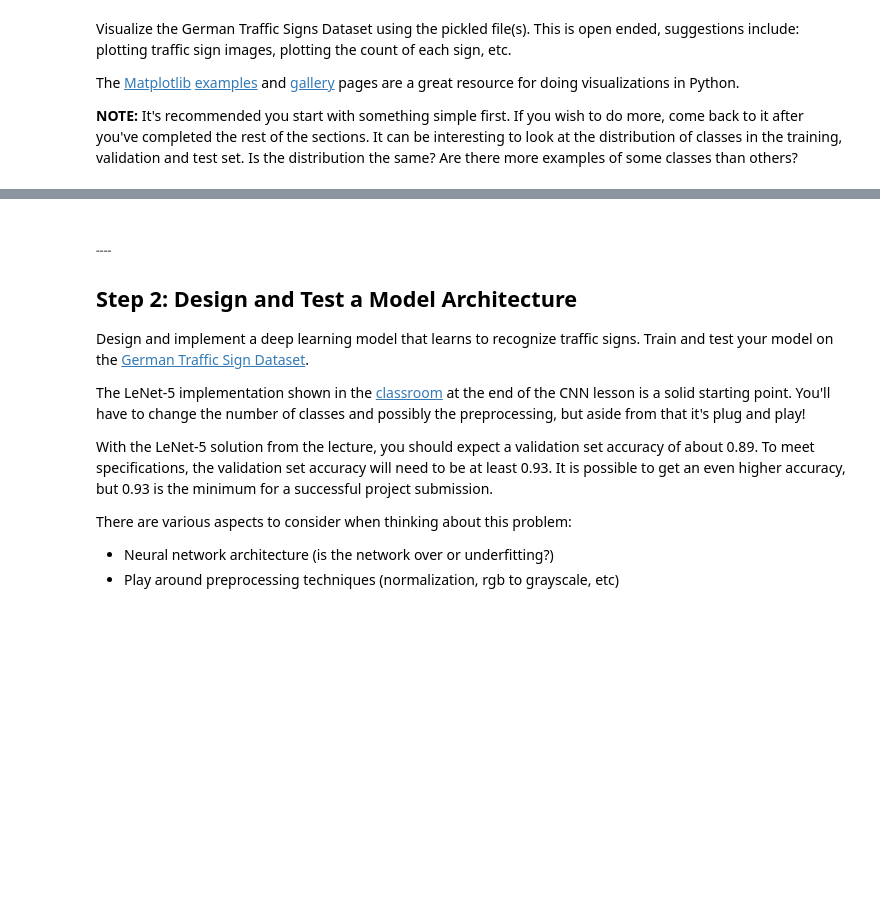
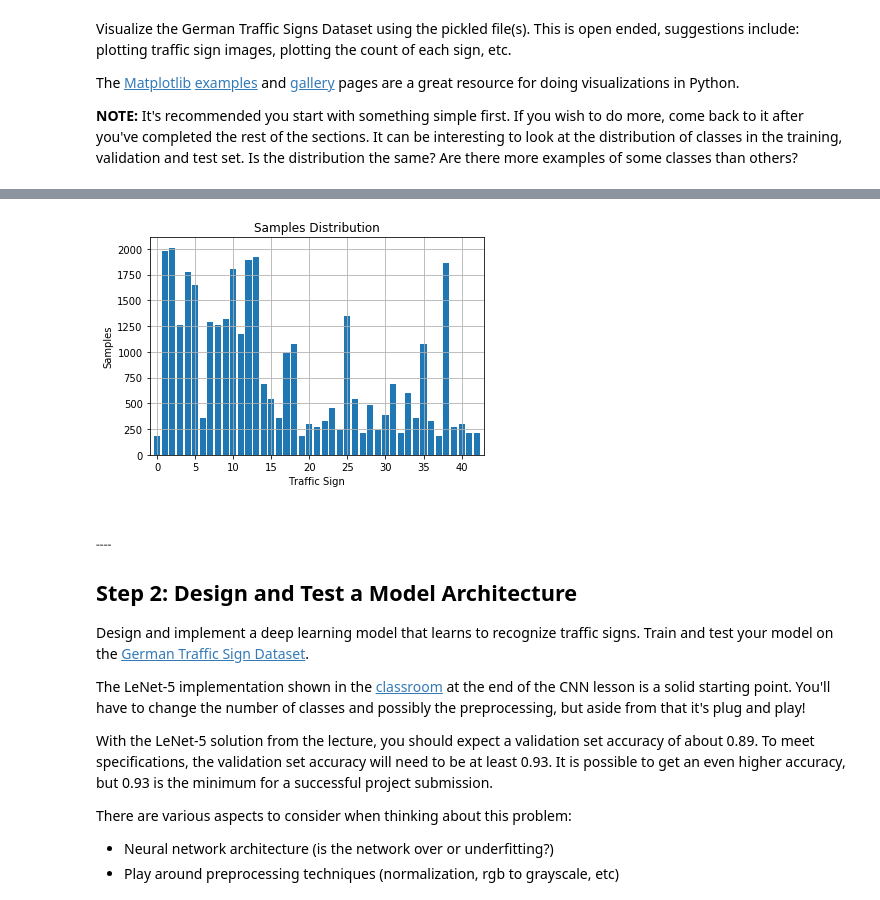
Before and after one commit to Guocheng99/CarND-TrafficSign-P2, a Jupyter notebook: Traffic_Sign_Classifier.ipynb, the cells around one changed output, grey strips where cells are left out. Cells and saved outputs as stored; diff of their text form; code cells hidden in the pictures; blank space fills up the shorter version.

```diff
--- a/Traffic_Sign_Classifier.ipynb
+++ b/Traffic_Sign_Classifier.ipynb
@@ -140,3 +123,14 @@ dataPlot(y_train, n_classes, 'Training Data')
+# %%
+fig, ax = plt.subplots()
+ax.bar( np.arange( n_classes ), signCounts, align='center' )
+ax.set_xlabel('Traffic Sign')
+ax.set_ylabel('Samples')
+ax.set_title('Samples Distribution')
+ax.grid(True)
+ax.set_xlim([-1, n_classes])
+plt.show()
+# %% [output]
+[figure, added]
 # %% [markdown]
 ###### ----
 
```
Also changed, not shown: parts of 3 cells of this notebook, 3 other files.
